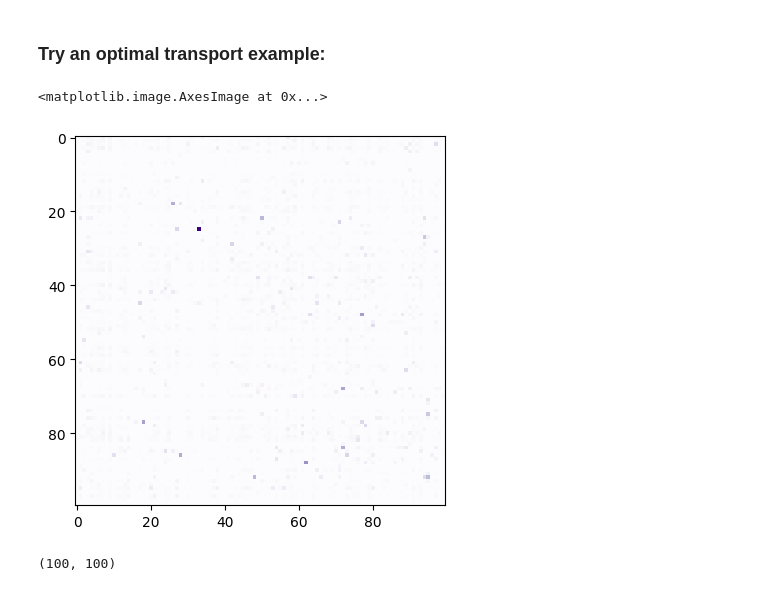
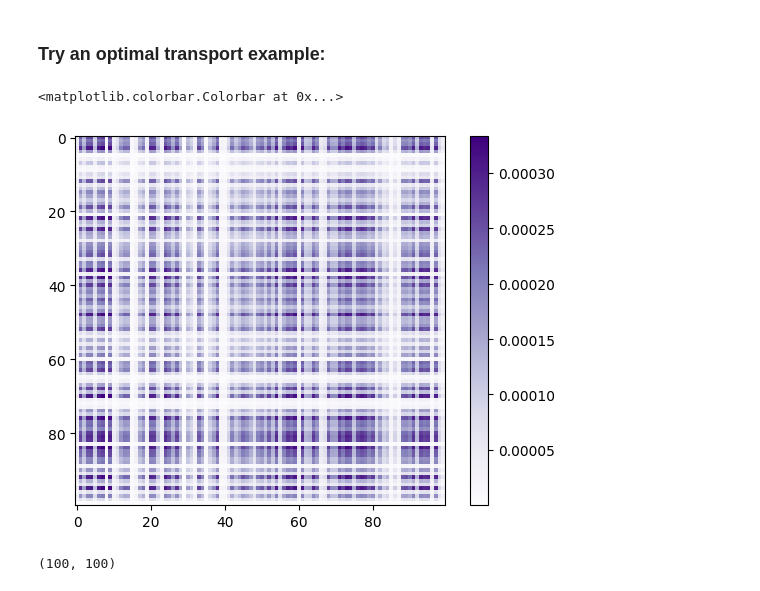
Before and after one commit to anisioti/dibs, a Jupyter notebook: dibs/new_generation_process/generate_data_samples.ipynb, the cells around one changed output. Saved outputs shown, nothing was run; the diff lists cells and outputs as text; code cells hidden in the pictures.

Commit message:
create dataset for different cases

```diff
--- a/dibs/new_generation_process/generate_data_samples.ipynb
+++ b/dibs/new_generation_process/generate_data_samples.ipynb
@@ -95,0 +124,10 @@ observations
+# %%
+key = random.PRNGKey(124)
+key, subk = random.split(key)
+observations2 = jnp.empty(shape=(0, 2), dtype='float32')
+thetas2 = []
+for mean_edge in [10, -200]:
+    #key, subk = random.split(key)
+    data, model = make_linear_gaussian_model(key=subk, n_vars=2, graph_prior_str="er",mean_edge=mean_edge,n_observations=50)
+    observations2 = jnp.concatenate([observations2,data.x])
+    thetas2.extend(data.theta)
@@ -96,11 +167,32 @@ observations
+# %%
+# Here case 1 with 20-d example
+key = random.PRNGKey(123)
+key, subk = random.split(key)
+observations1 = jnp.empty(shape=(0, 20), dtype='float32')
+thetas1 = []
+for mean_edge in [-100, 10]:
+    #key, subk = random.split(key)
+    data, model = make_linear_gaussian_model(key=subk, n_vars=20, graph_prior_str="er",mean_edge=mean_edge,n_observations=50)
+    observations1 = jnp.concatenate([observations1,data.x])
+    thetas1.extend(data.theta)
+# %%
+key = random.PRNGKey(124)
+key, subk = random.split(key)
+observations2 = jnp.empty(shape=(0, 20), dtype='float32')
+thetas2 = []
+for mean_edge in [10, -200]:
+    #key, subk = random.split(key)
+    data, model = make_linear_gaussian_model(key=subk, n_vars=20, graph_prior_str="er",mean_edge=mean_edge,n_observations=50)
+    observations2 = jnp.concatenate([observations2,data.x])
+    thetas2.extend(data.theta)
 # %% [markdown]
 ### Try an optimal transport example:
 # %%
 # Samples two point clouds and their weights.
 ### For our synthetic data calculate the transport matrix
 rngs = jax.random.split(jax.random.PRNGKey(0),2)
-x1 = observations[0]
-x2 = observations[1]
+x1 = observations1
+x2 = observations2
 a = jax.random.uniform(rngs[0], (100,))
 b = jax.random.uniform(rngs[1], (100,))
 a, b = a / jnp.sum(a), b / jnp.sum(b)
@@ -114,8 +204,9 @@ import matplotlib.pyplot as plt
 # %%
 plt.imshow(P, cmap="Purples")
+plt.colorbar()
 # %% [output]
-<matplotlib.image.AxesImage at 0x...>
+<matplotlib.colorbar.Colorbar at 0x...>
-[figure, old version]
+[figure, new version]
 # %%
 P.shape # this matrix contains the couplings between the points
 # %% [output]
```
Also changed, not shown: parts of 21 cells of this notebook.
